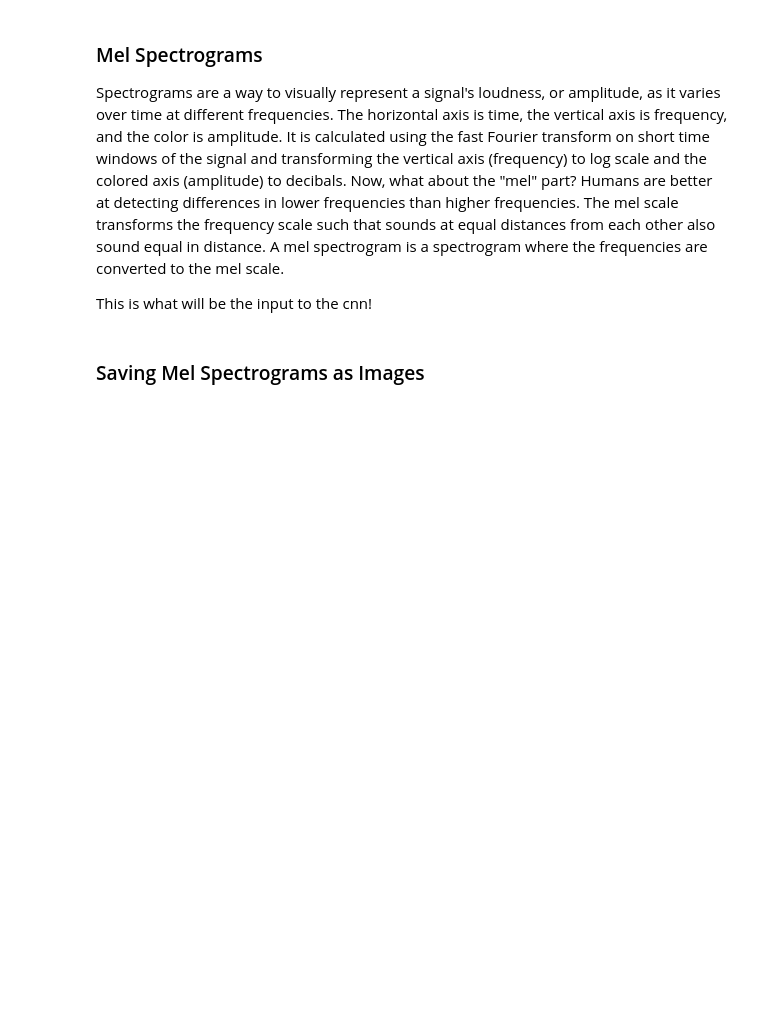
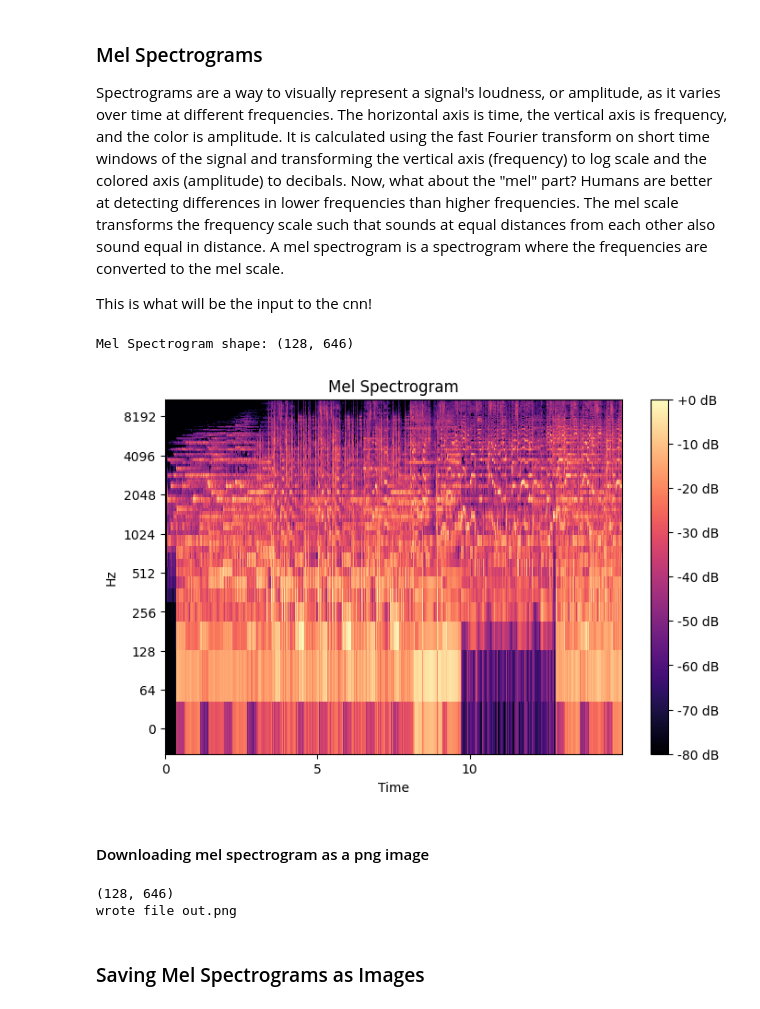
Before and after one commit to omersideman/ai-project, a Jupyter notebook: notebooks/data_processing_cnn.ipynb, the cells around one changed output. Cells and saved outputs as stored; diff of their text form; code cells hidden in the pictures; blank space fills up the shorter version.

Commit message:
Save spectrogram as image function

```diff
--- a/notebooks/data_processing_cnn.ipynb
+++ b/notebooks/data_processing_cnn.ipynb
@@ -35,6 +38,5 @@ example_audio_path = AUDIO_DIR + "7ya7Jv4hJ9W0Baz7h9nL7E.wav"
 A signal is a variation in a quantity over time. For audio, the quantity that varies is air pressure. We can represent a signal digitally by taking samples of the air pressure over time. We are left with a waveform for the signal. Librosa is a python library that allows us to extract waveforms from audio files along with several other features. This is the primary package that will be used for this project.
 # %%
 # Extracting the wave, "y", and sampling rate, "sr", of the audio file (first sixty seconds)
-y, sr = librosa.load(example_audio_path, sr=sampling_rate,
-                     mono=True, duration=60)
+y, sr = librosa.load(example_audio_path, sr=SR, mono=True, duration=60)
 print(f"sampling rate: {sr}, wave shape: {y.shape}")
@@ -51,15 +58,43 @@ Spectrograms are a way to visually represent a signal's loudness, or amplitude,
 
 This is what will be the input to the cnn!
 # %%
-# Computing the spectrogram
-spec = np.abs(librosa.stft(y, hop_length=512))
-spec = librosa.amplitude_to_db(spec, ref=np.max)  # converting to decibals
-
+# Computing the mel spectrogram
+spect = librosa.feature.melspectrogram(y=y, sr=sr, n_fft=2048, hop_length=2048)
+spect_db = librosa.power_to_db(spect, ref=np.max)  # converting to decibals
+#
 # Plotting the spectrogram
 plt.figure(figsize=(8, 5))
-librosa.display.specshow(spec, sr=sr, x_axis='time', y_axis='log')
-plt.colorbar(format='%+2.0f dB')
-plt.title('Spectrogram')
+librosa.display.specshow(spect_db, sr=sr, x_axis="time", y_axis="log")
+plt.colorbar(format="%+2.0f dB")
+
+plt.title("Mel Spectrogram")
+print(f"Mel Spectrogram shape: {spect.shape}")
+# %% [output]
+Mel Spectrogram shape: (128, 646)
+[figure, added]
+# %% [markdown]
+#### Downloading mel spectrogram as a png image
+# %%
+# settings
+hop_length = 2048 # number of samples per time-step in spectrogram
+n_mels = 128 # number of bins in spectrogram. Height of image
+time_steps = 384 # number of time-steps. Width of image
+
+# load audio.
+y, sr = librosa.load(example_audio_path, offset=1.0, duration=60, sr=22050)
+out = 'out.png'
+
+# extract a fixed length window
+start_sample = 0 # starting at beginning
+length_samples = time_steps*hop_length
+window = y[start_sample:start_sample+length_samples]
+
+# convert to PNG
+spectrogram_image(y, sr=sr, out=out, hop_length=hop_length, n_mels=n_mels)
+print('wrote file', out)
+# %% [output]
+(128, 646)
+wrote file out.png
 # %% [markdown]
 ### Saving Mel Spectrograms as Images
 # %%
```
Also changed, not shown: parts of 7 cells of this notebook, 3 other files.
